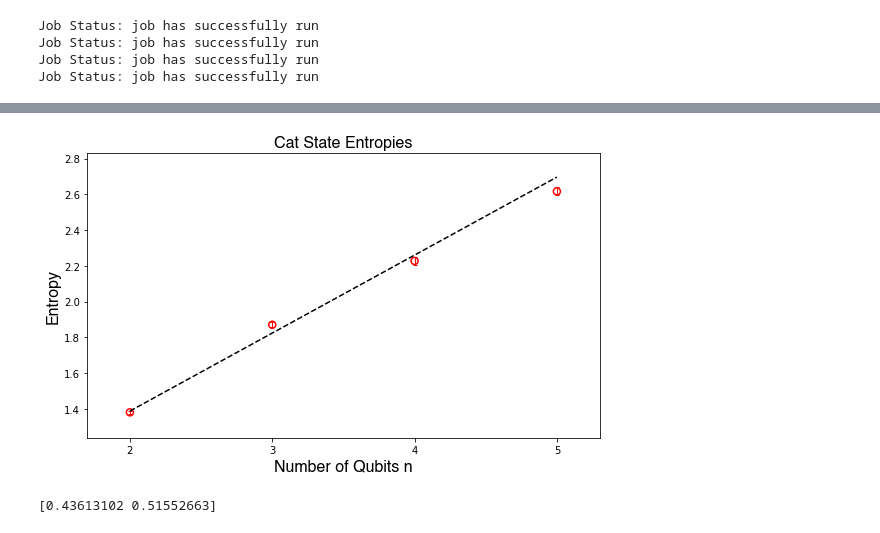
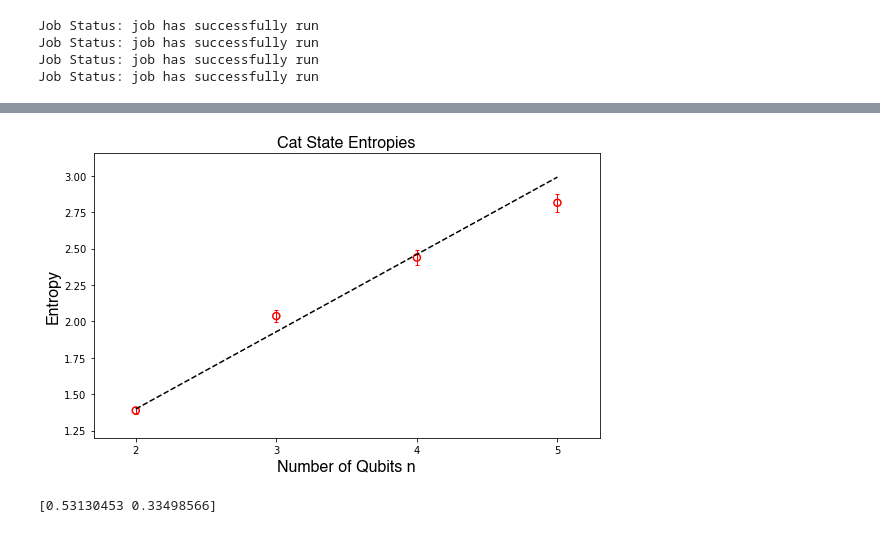
Before and after one commit to jansennathan/Research, a Jupyter notebook: Shannon Entropy of Cat States.ipynb, the cells around one changed output, grey strips where cells are left out. Cells and saved outputs as stored; diff of their text form; code cells hidden in the pictures.

```diff
--- a/Shannon Entropy of Cat States.ipynb
+++ b/Shannon Entropy of Cat States.ipynb
@@ -77,6 +101,6 @@ cat.draw(output='mpl')
 # %%
 simulator = Aer.get_backend('qasm_simulator')
-result = execute(cat, backend = simulator, shots = 8192).result()
+result = execute(cat, backend = simulator, shots = 1024).result()
 counts = result.get_counts()
 from qiskit.tools.visualization import plot_histogram
 plot_histogram(counts)
@@ -87,8 +111,9 @@ plot_histogram(counts)
 
 qc_list=[];
 
+
 for cat in cat_circs:
     dummylist = []
-    for i in range(0,75):
+    for i in range(0,25):
         dummylist.append(cat);
     qc_list.append(dummylist);
@@ -96,9 +143,10 @@ for cat in cat_circs:
 # Run the job on quantum computer
 
 provider = IBMQ.get_provider('ibm-q')
-backend = provider.get_backend('ibmq_bogota')
+backend = provider.get_backend('ibm_nairobi')
 
-job1 = execute(qc_list[0], backend=backend, shots = 8192)
-job2 = execute(qc_list[1], backend=backend, shots = 8192)
-job3 = execute(qc_list[2], backend=backend, shots = 8192)
-job4 = execute(qc_list[3], backend=backend, shots = 8192)
+
+job1 = execute(qc_list[0], backend=backend, shots = 1024)
+job2 = execute(qc_list[1], backend=backend, shots = 1024)
+job3 = execute(qc_list[2], backend=backend, shots = 1024)
+job4 = execute(qc_list[3], backend=backend, shots = 1024)
@@ -159,7 +214,7 @@ for job in cnts:
     for run in job:
         h=[]                          # This will hold the result of individual counts
         for count in run:
-            h.append(entropy(count,8192))
+            h.append(entropy(count,1024))
         circ.append(np.sum(h))
     stdev.append(np.std(circ))
     ent.append(np.average(circ))
@@ -175,36 +230,32 @@ print(w)
 # %%
 #----------------------------------------------------------------------------
 #       Plotting the Data
 #----------------------------------------------------------------------------
 
-fig, axs = plt.subplots(1,2,figsize=(8,5))
-ax = plt.axes()
-ax.xaxis.set_major_locator(ticker.MultipleLocator(1))  #this sets the axis tick marks
-ax.margins(x = 0.1, y=0.1)
+c
 
 x = [2,3,4,5]
 y = ent
 
 coef = np.polyfit(x,y,1, w = w )
 poly1d_fn = np.poly1d(coef)
 
 plt.plot(x, poly1d_fn(x), '--k')
 
 
 plt.scatter(x, ent,s=50, marker = 'o', facecolors='none', edgecolors='r',linewidth=1.5)
-plt.errorbar(x, ent,yerr = stdev,fmt=' ',
-                 ecolor='r',elinewidth=1,capsize=2, zorder=0)
+plt.errorbar(x, ent,yerr = stdev,fmt=' ', ecolor='r',elinewidth=1,capsize=2, zorder=0)
 
 
 plt.title('Cat State Entropies', fontsize=16, fontweight='bold', fontname = 'Helvetica')
 plt.xlabel('Number of Qubits n', fontsize=16, fontname = 'Helvetica')
 plt.ylabel('Entropy', fontsize=16, fontname = 'Helvetica')
 plt.tight_layout()
 
 plt.show()
 
 
 print(coef)  # slope and intercept
 # %% [output]
-[figure, old version]
+[figure, new version]
-[0.43613102 0.51552663]
+[0.53130453 0.33498566]
```
Also changed, not shown: parts of 13 cells of this notebook.
